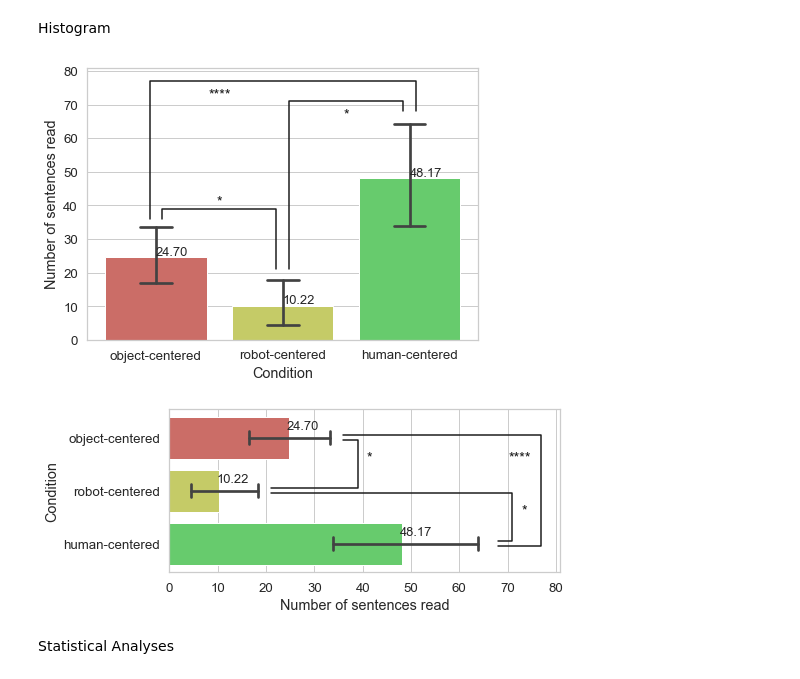
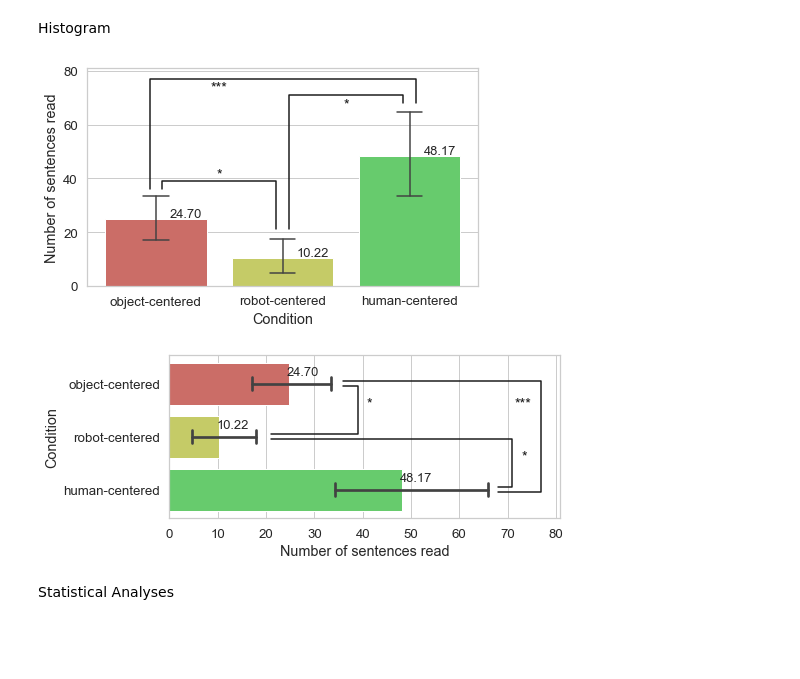
Before and after one commit to Joao-Tiago-Almeida/HRI2023---Conference-Paper, a Jupyter notebook: main.ipynb, the cells around one changed output. Saved outputs shown, nothing was run; the diff lists cells and outputs as text; code cells hidden in the pictures; blank space fills up the shorter version.

```diff
--- a/main.ipynb
+++ b/main.ipynb
@@ -90,12 +86,13 @@ Name: Age, dtype: float64
 # %% [markdown]
 Histogram
 # %%
-plt.figure(figsize=(7.0, 5.0))
+plt.figure(figsize=(7.0, 4.0))
 g = sns.barplot(
     data=df.fillna(0).replace(["OC","HC","RC"], ["object-centered", "human-centered", "robot-centered"]),
     x="Condition",
     y="Perspective taking task time [min]",
-    capsize = 0.25
+    capsize = 0.2,
+    errwidth=1.5
 )
 
 # add significant values
@@ -104,7 +101,7 @@ for p in g.patches:
                    (p.get_x() + p.get_width() / 2., p.get_height()),
                    ha = 'center', va = 'center',
                    size=13,
-                   xytext = (30, 5),
+                   xytext = (33, 5),
                    textcoords = 'offset points')
 
 y1, y2, y3 = 6.5, 7.2, 4.2
@@ -116,7 +113,7 @@ plt.text(1, y2+2.9*h, "**", ha='center', va='bottom', color=col)
 # plt.plot([0.05, 0.05, 0.95, 0.95], [y1, y2+h, y2+h, y2], lw=1.5, c=col)
 
 plt.plot([1.05, 1.05, 1.95, 1.95], [y2, y2+h, y2+h, y3], lw=1.5, c=col)
-plt.text(1.5, y2+0.9*h, "****", ha='center', va='bottom', color=col)
+plt.text(1.5, y2+0.9*h, "***", ha='center', va='bottom', color=col)
 
 plt.savefig("figures/PT time histogram.pdf",bbox_inches='tight')
 # %% [output]
@@ -422,38 +419,39 @@ Chi-square test between HC and OC: Chi = 1.426\;p=2.324e-01\;df=1
 # %% [markdown]
 Histogram
 # %%
-plt.figure(figsize=(7.0, 5.0))
+plt.figure(figsize=(7.0, 4.0))
 g = sns.barplot(
     data=df.fillna(0).replace(["OC","HC","RC"], ["object-centered", "human-centered", "robot-centered"]),
     x="Condition",
     y="Number of sentences read",
-    capsize = 0.25
+    capsize = 0.2,
+    errwidth=1.5
 )
 
 # add significant values
 for p in g.patches:
     g.annotate(format(p.get_height(), '.2f'),
                    (p.get_x() + p.get_width() / 2., p.get_height()),
                    ha = 'center', va = 'center',
                    size=13,
-                   xytext = (16, 5),
+                   xytext = (30, 5),
                    textcoords = 'offset points')
 
 y1, y2, y3 = 36, 21, 68
 h, col = 3, 'k'
 
 plt.plot([-0.05, -0.05, 2.05, 2.05], [y1, y3+3*h, y3+3*h, y3], lw=1.5, c=col)
-plt.text(0.5, y3+h, "****", ha='center', va='bottom', color=col)
+plt.text(0.5, y3+h, "***", ha='center', va='bottom', color=col)
 
 plt.plot([0.05, 0.05, 0.95, 0.95], [y1, y1+h, y1+h, y2], lw=1.5, c=col)
 plt.text(0.5, y1+h, "*", ha='center', va='bottom', color=col)
 
 plt.plot([1.05, 1.05, 1.95, 1.95], [y2, y3+h, y3+h, y3], lw=1.5, c=col)
 plt.text(1.5, y3-h, "*", ha='center', va='bottom', color=col)
 
 plt.savefig("figures/PT time on sentences read histogram.pdf",bbox_inches='tight')
 # %% [output]
-[figure, old version]
+[figure, new version]
 # %%
 plt.figure(figsize=(7.0, 3.0))
 g = sns.barplot(
@@ -477,7 +475,7 @@ y1, y2, y3 = 36, 21, 68
 h, col = 3, 'k'
 
 plt.plot([y1, y3+3*h, y3+3*h, y3], [-0.05, -0.05, 2.05, 2.05], lw=1.5, c=col)
-plt.text(y3+2.3*h, 0.5, "****", ha='right', va='bottom', color=col)
+plt.text(y3+2.3*h, 0.5, "***", ha='right', va='bottom', color=col)
 
 plt.plot([y1, y1+h, y1+h, y2], [0.05, 0.05, 0.95, 0.95], lw=1.5, c=col)
 plt.text(y1+2*h, 0.5, "*", ha='right', va='bottom', color=col)
@@ -487,7 +485,7 @@ plt.text(y3+2*h, 1.5, "*", ha='right', va='bottom', color=col)
 
 plt.savefig("figures/PT time on sentences read histogram_h.pdf",bbox_inches='tight')
 # %% [output]
-[figure, old version]
+[figure, new version]
 # %% [markdown]
 Statistical Analyses
 # %%
```
Also changed, not shown: parts of 21 cells of this notebook, 11 other files.
